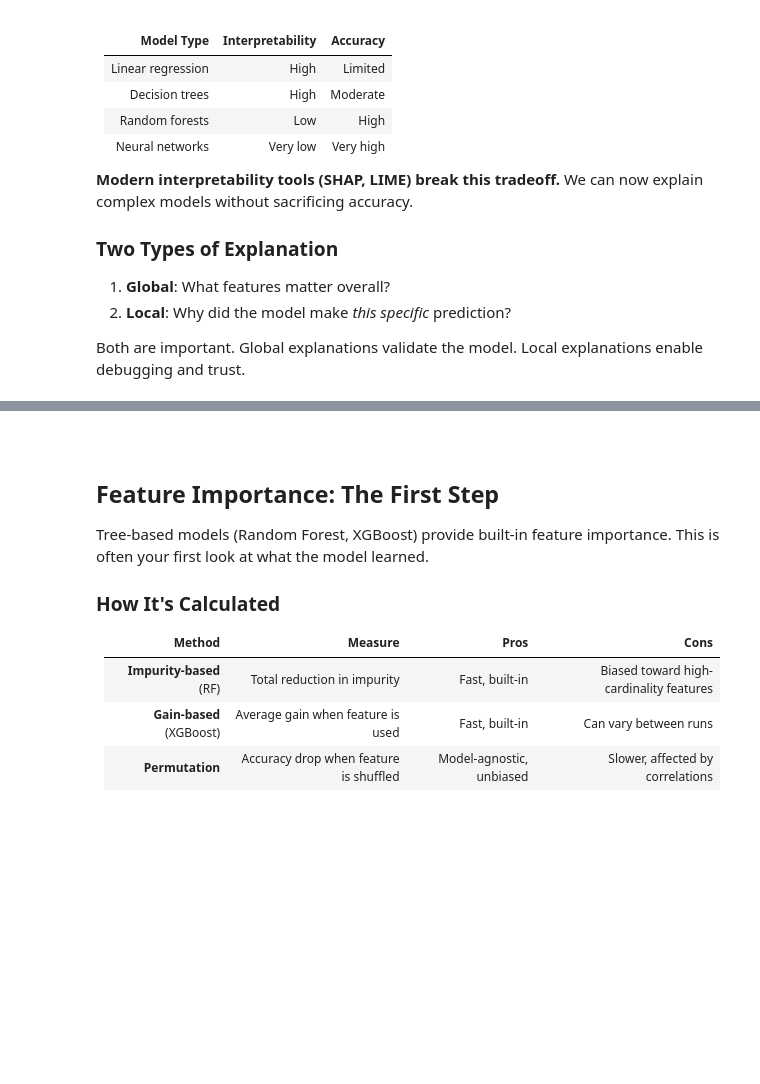
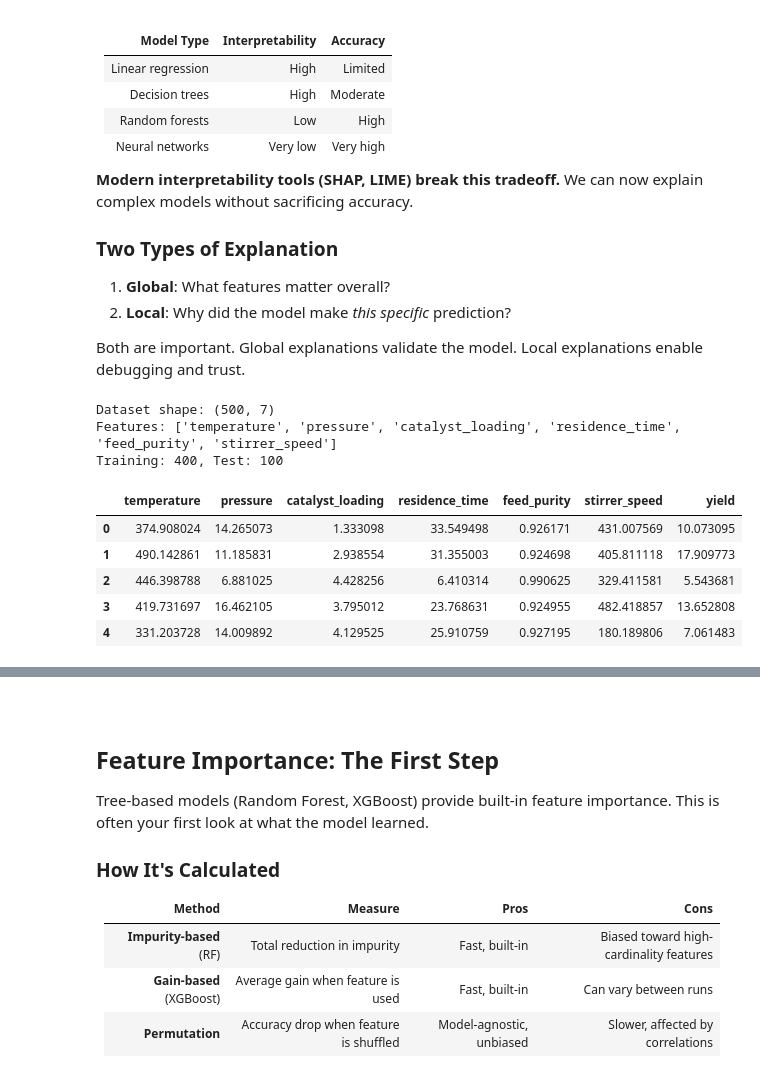
Before and after one commit to jkitchin/s26-06642, a Jupyter notebook: dsmles/13-model-interpretability/model-interpretability.ipynb, the cells around one changed output, grey strips where cells are left out. Saved outputs shown, nothing was run; the diff lists cells and outputs as text; code cells hidden in the pictures; blank space fills up the shorter version.

```diff
--- a/dsmles/13-model-interpretability/model-interpretability.ipynb
+++ b/dsmles/13-model-interpretability/model-interpretability.ipynb
@@ -69,24 +69,35 @@ Both are important. Global explanations validate the model. Local explanations e
 # %%
 # Load reactor yield dataset
 import pandas as pd
 import numpy as np
 from sklearn.model_selection import train_test_split
 
 url = "https://raw.githubusercontent.com/jkitchin/s26-06642/main/dsmles/data/interpretability_data.csv"
 df = pd.read_csv(url)
 
 # Extract features and target
 feature_cols = ['temperature', 'pressure', 'catalyst_loading', 'residence_time', 'feed_purity', 'stirrer_speed']
+feature_names = feature_cols  # For use in plotting
 X = df[feature_cols].values
 y = df['yield'].values
 
 # Train-test split
 X_train, X_test, y_train, y_test = train_test_split(X, y, test_size=0.2, random_state=42)
 
 print(f"Dataset shape: {df.shape}")
 print(f"Features: {feature_cols}")
 print(f"Training: {X_train.shape[0]}, Test: {X_test.shape[0]}")
 df.head()
+# %% [output]
+Dataset shape: (500, 7)
+Features: ['temperature', 'pressure', 'catalyst_loading', 'residence_time', 'feed_purity', 'stirrer_speed']
+Training: 400, Test: 100
+|  | temperature | pressure | catalyst_loading | residence_time | feed_purity | stirrer_speed | yield |
+| 0 | 374.908024 | 14.265073 | 1.333098 | 33.549498 | 0.926171 | 431.007569 | 10.073095 |
+| 1 | 490.142861 | 11.185831 | 2.938554 | 31.355003 | 0.924698 | 405.811118 | 17.909773 |
+| 2 | 446.398788 | 6.881025 | 4.428256 | 6.410314 | 0.990625 | 329.411581 | 5.543681 |
+| 3 | 419.731697 | 16.462105 | 3.795012 | 23.768631 | 0.924955 | 482.418857 | 13.652808 |
+| 4 | 331.203728 | 14.009892 | 4.129525 | 25.910759 | 0.927195 | 180.189806 | 7.061483 |
 # %%
 # Train models
 rf = RandomForestRegressor(n_estimators=100, max_depth=10, random_state=42)
```
Also changed, not shown: parts of 16 cells of this notebook, 42 other files.
